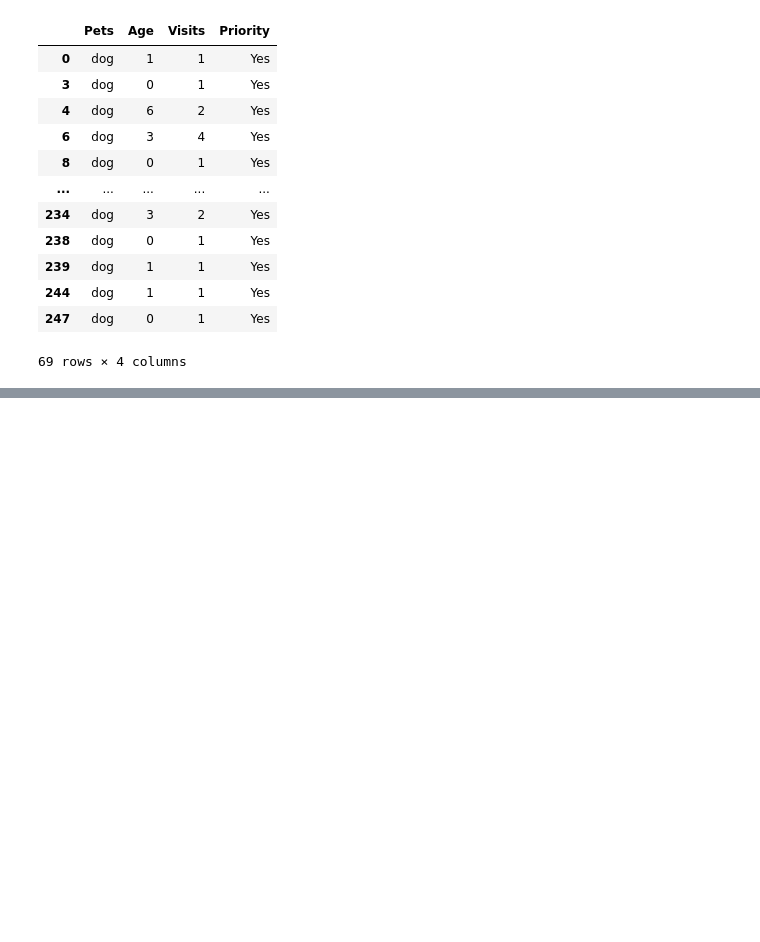
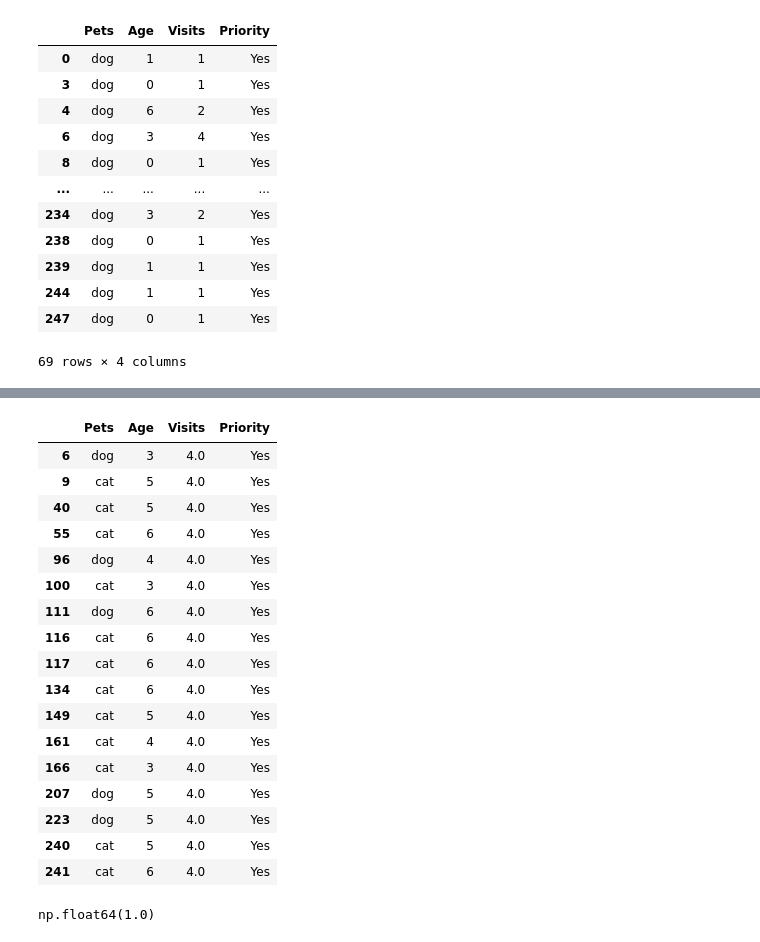
Before and after one commit to CodeBlue0001/data-analysis-Training, a Jupyter notebook: numpy.ipynb, the cells around one changed output, grey strips where cells are left out. Cells and saved outputs as stored; diff of their text form; code cells hidden in the pictures; blank space fills up the shorter version.

```diff
--- a/numpy.ipynb
+++ b/numpy.ipynb
@@ -180,0 +207,29 @@ priority_dog
+# %%
+Dataset['Visits'] = pd.to_numeric(Dataset['Visits'], errors='coerce')
+Dataset[Dataset['Visits'] > 3]
+# %% [output]
+|  | Pets | Age | Visits | Priority |
+| 6 | dog | 3 | 4.0 | Yes |
+| 9 | cat | 5 | 4.0 | Yes |
+| 40 | cat | 5 | 4.0 | Yes |
+| 55 | cat | 6 | 4.0 | Yes |
+| 96 | dog | 4 | 4.0 | Yes |
+| 100 | cat | 3 | 4.0 | Yes |
+| 111 | dog | 6 | 4.0 | Yes |
+| 116 | cat | 6 | 4.0 | Yes |
+| 117 | cat | 6 | 4.0 | Yes |
+| 134 | cat | 6 | 4.0 | Yes |
+| 149 | cat | 5 | 4.0 | Yes |
+| 161 | cat | 4 | 4.0 | Yes |
+| 166 | cat | 3 | 4.0 | Yes |
+| 207 | dog | 5 | 4.0 | Yes |
+| 223 | dog | 5 | 4.0 | Yes |
+| 240 | cat | 5 | 4.0 | Yes |
+| 241 | cat | 6 | 4.0 | Yes |
+# %%
+# finding average dogs visits
+clean_dog_dataset["Visits"] = pd.to_numeric(clean_dog_dataset["Visits"], errors:='coerce')
+dogs_avg = clean_dog_dataset["Visits"].fillna(0).mean()
+dogs_avg
+# %% [output]
+np.float64(1.0)
```
Also changed, not shown: parts of 5 cells of this notebook.
